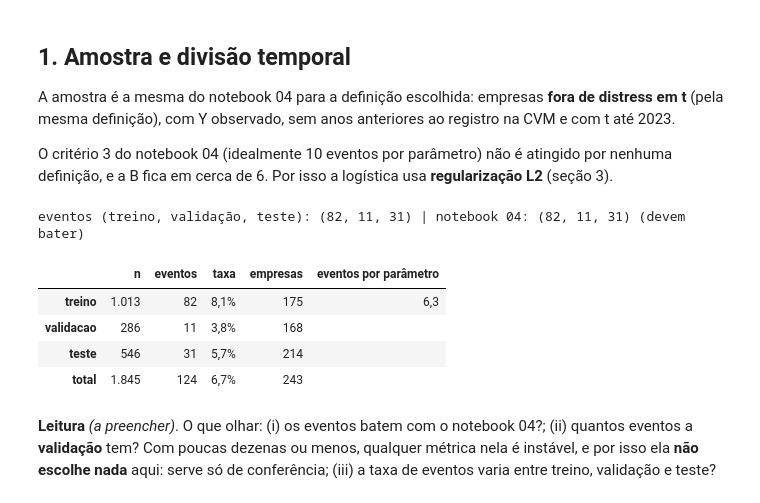
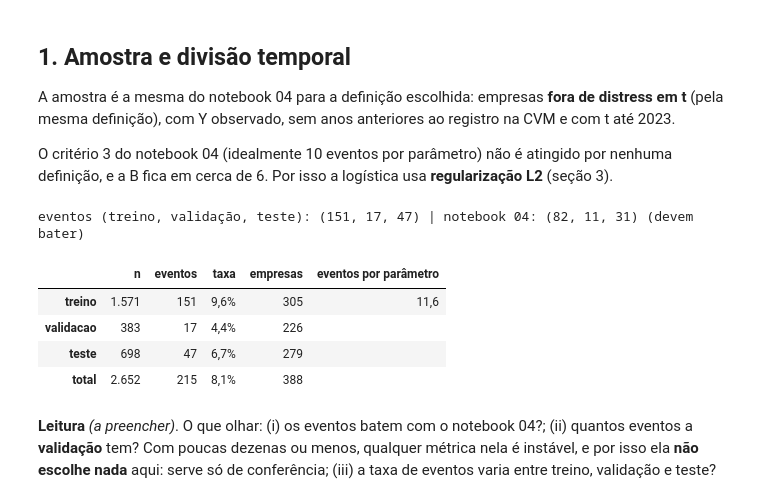
Before and after one commit to davibarbosaes-027/Projeto-2_CB, a Jupyter notebook: notebooks/05_modelagem.ipynb, the cells around one changed output. Cells and saved outputs as stored; diff of their text form; code cells hidden in the pictures.

```diff
--- a/notebooks/05_modelagem.ipynb
+++ b/notebooks/05_modelagem.ipynb
@@ -51,18 +51,18 @@ A amostra é a mesma do notebook 04 para a definição escolhida: empresas **for
 O critério 3 do notebook 04 (idealmente 10 eventos por parâmetro) não é atingido por nenhuma definição, e a B fica em cerca de 6. Por isso a logística usa **regularização L2** (seção 3).
 # %%
 resumo = mod.resumo_amostra(amostra)
-esperado = {'A': (115, 17, 52), 'B': (82, 11, 31)}   # eventos treino / validação / teste, notebook 04, seção 4
+esperado = {'A': (188, 26, 68), 'B': (151, 17, 47)}   # eventos treino / validação / teste, notebook 04, seção 4
 obtido = tuple(int(resumo.loc[s, 'eventos']) for s in ['treino', 'validacao', 'teste'])
 print('eventos (treino, validação, teste):', obtido, '| notebook 04:', esperado.get(cfg.ALVO_MODELO), '(devem bater)')
 resumo.style.format({'n': lambda x: style.num_br(x, 0), 'eventos': lambda x: style.num_br(x, 0), 'empresas': lambda x: style.num_br(x, 0),
                      'taxa': lambda x: style.pct_br(x, 1), 'eventos por parâmetro': lambda x: style.num_br(x, 1)}, na_rep='')
 # %% [output]
-eventos (treino, validação, teste): (82, 11, 31) | notebook 04: (82, 11, 31) (devem bater)
+eventos (treino, validação, teste): (151, 17, 47) | notebook 04: (82, 11, 31) (devem bater)
 |  | n | eventos | taxa | empresas | eventos por parâmetro |
-| treino | 1.013 | 82 | 8,1% | 175 | 6,3 |
-| validacao | 286 | 11 | 3,8% | 168 |  |
-| teste | 546 | 31 | 5,7% | 214 |  |
-| total | 1.845 | 124 | 6,7% | 243 |  |
+| treino | 1.571 | 151 | 9,6% | 305 | 11,6 |
+| validacao | 383 | 17 | 4,4% | 226 |  |
+| teste | 698 | 47 | 6,7% | 279 |  |
+| total | 2.652 | 215 | 8,1% | 388 |  |
 # %% [markdown]
 **Leitura** *(a preencher)*. O que olhar: (i) os eventos batem com o notebook 04?; (ii) quantos eventos a **validação** tem? Com poucas dezenas ou menos, qualquer métrica nela é instável, e por isso ela **não escolhe nada** aqui: serve só de conferência; (iii) a taxa de eventos varia entre treino, validação e teste?
 # %% [markdown]
```
Also changed, not shown: parts of 17 cells of this notebook, 34 other files.
